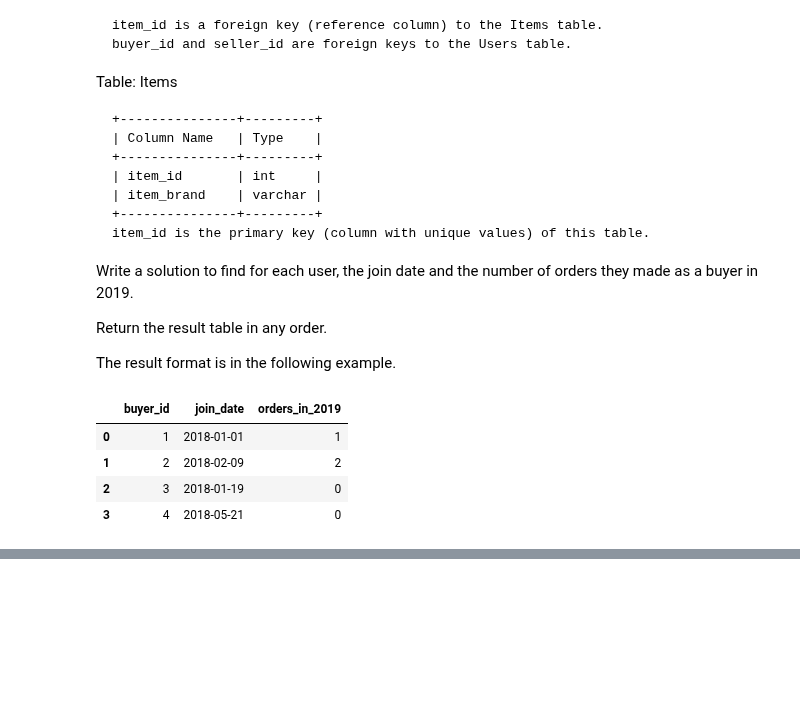
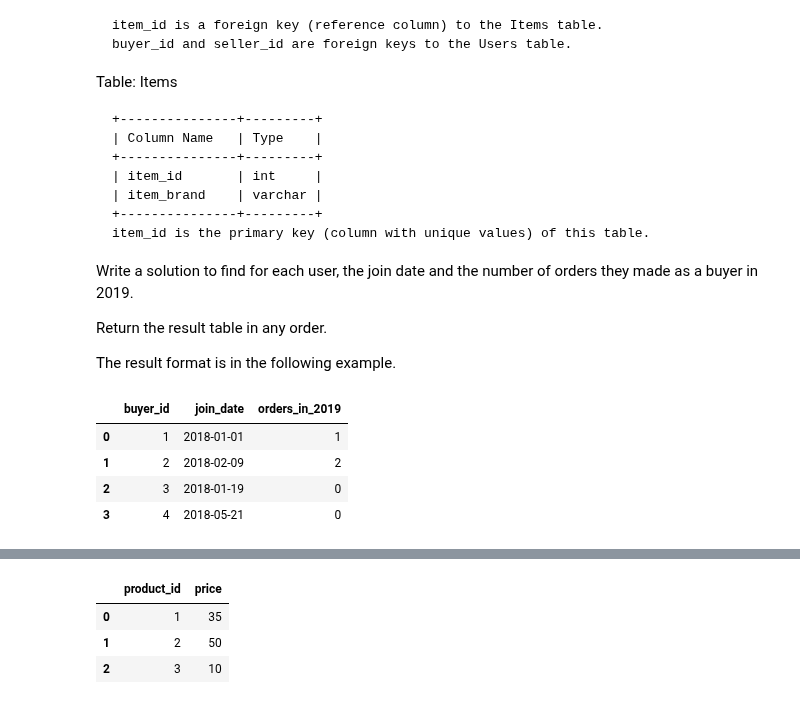
Before and after one commit to drwslv/LeetCode-Pandas, a Jupyter notebook: examples_1.ipynb, the cells around one changed output, grey strips where cells are left out. Drawn from its saved outputs; the diff is of its cells as text; code cells hidden in the pictures; blank space fills up the shorter version.

```diff
--- a/examples_1.ipynb
+++ b/examples_1.ipynb
@@ -2225,5 +2198,0 @@ items
-# %%
-orders_2019 = orders[ orders['order_date'].between('2019-01-01','2019-12-31') ].groupby('buyer_id', as_index=False)['order_id'].count().rename(columns={'order_id':'orders_in_2019'})
-df = pd.merge(users, orders_2019, how='outer', left_on='user_id', right_on='buyer_id')[['user_id','join_date','orders_in_2019']].rename(columns={'user_id':'buyer_id'})
-df.loc[ df['orders_in_2019'].isna(), ['orders_in_2019'] ] = 0
-df
@@ -2235,0 +2220,21 @@ df
+# %%
+# Beats 97.94%
+
+def price_at_given_date(products: pd.DataFrame) -> pd.DataFrame:
+    unique_products = products['product_id'].unique()
+    unique_products = pd.DataFrame(unique_products, columns=['product_id'])
+    recent_dates = products[ products['change_date']<= '2019-08-16' ].groupby('product_id', as_index=False)['change_date'].max()
+    recent_prices = pd.merge(products, recent_dates, how='inner', on=['product_id','change_date'])[['product_id','new_price']]
+    df = pd.merge(unique_products, recent_prices, how='left', on='product_id').rename(columns={'new_price':'price'})
+    df.loc[ df['price'].isna() , ['price']] = 10
+    return df
+# %%
+data = [[1, 20, '2019-08-14'], [2, 50, '2019-08-14'], [1, 30, '2019-08-15'], [1, 35, '2019-08-16'], [2, 65, '2019-08-17'], [3, 20, '2019-08-18']]
+products = pd.DataFrame(data, columns=['product_id', 'new_price', 'change_date']).astype({'product_id':'Int64', 'new_price':'Int64', 'change_date':'datetime64[ns]'})
+# %%
+price_at_given_date(products)
+# %% [output]
+|  | product_id | price |
+| 0 | 1 | 35 |
+| 1 | 2 | 50 |
+| 2 | 3 | 10 |
```
Also changed, not shown: parts of 5 cells of this notebook.
